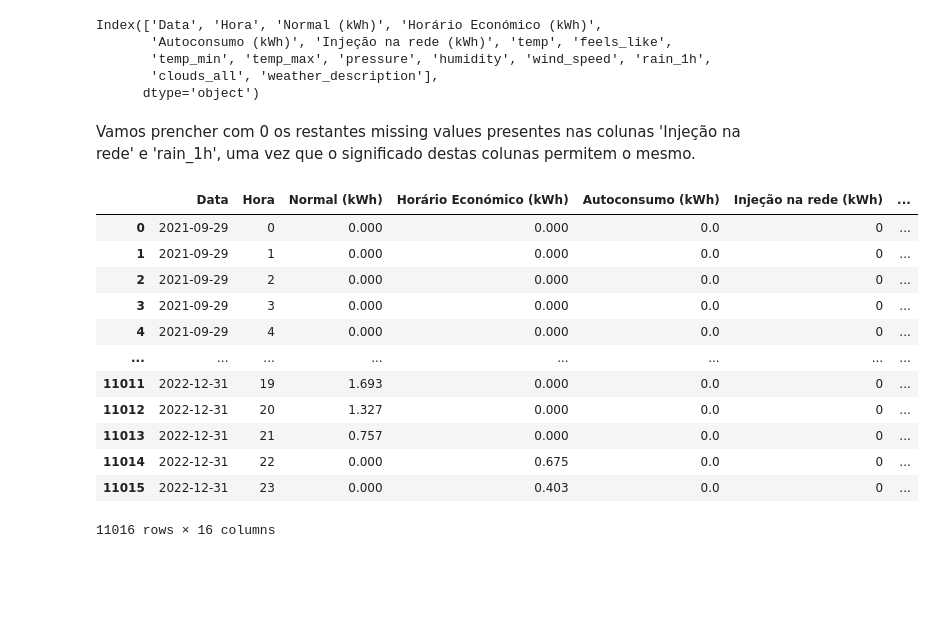
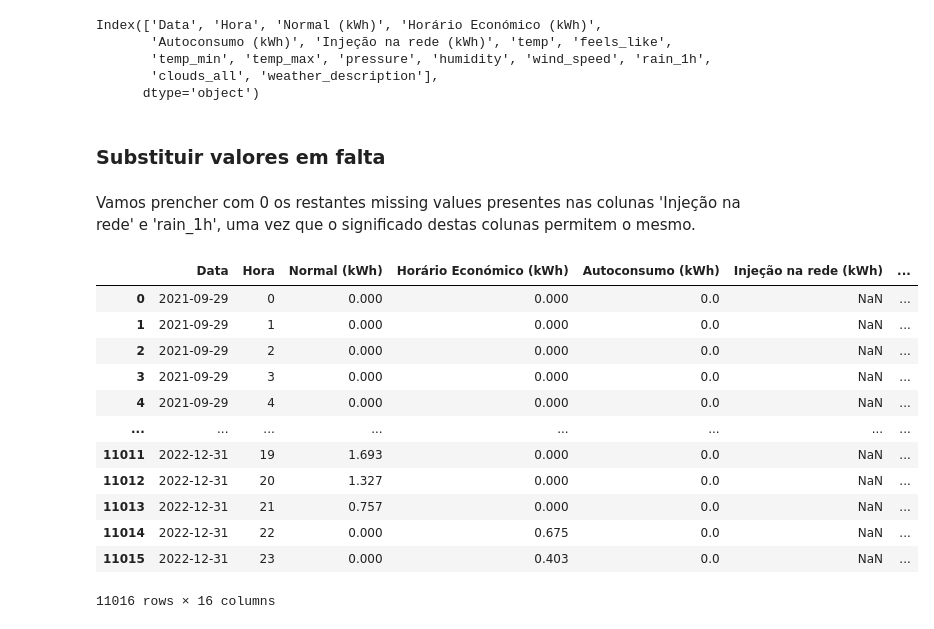
Before and after one commit to joaofaria19/DAA-Trabalho, a Jupyter notebook: competicao.ipynb, the cells around one changed output. Drawn from its saved outputs; the diff is of its cells as text; code cells hidden in the pictures; blank space fills up the shorter version.

```diff
--- a/competicao.ipynb
+++ b/competicao.ipynb
@@ -199,25 +215,26 @@ Index(['Data', 'Hora', 'Normal (kWh)', 'Horário Económico (kWh)',
        'temp_min', 'temp_max', 'pressure', 'humidity', 'wind_speed', 'rain_1h',
        'clouds_all', 'weather_description'],
       dtype='object')
+# %% [markdown]
+### Substituir valores em falta
 # %% [markdown]
 Vamos prencher com 0 os restantes missing values presentes nas colunas 'Injeção na rede' e 'rain_1h', uma vez que o significado destas colunas permitem o mesmo.
 # %%
 em1['rain_1h'].fillna(0.0,inplace=True)
-em1['Injeção na rede (kWh)'].fillna(0,inplace=True)
 em1
 # %% [output]
 |  | Data | Hora | Normal (kWh) | Horário Económico (kWh) | Autoconsumo (kWh) | Injeção na rede (kWh) | ... |
-| 0 | 2021-09-29 | 0 | 0.000 | 0.000 | 0.0 | 0 | ... |
-| 1 | 2021-09-29 | 1 | 0.000 | 0.000 | 0.0 | 0 | ... |
-| 2 | 2021-09-29 | 2 | 0.000 | 0.000 | 0.0 | 0 | ... |
-| 3 | 2021-09-29 | 3 | 0.000 | 0.000 | 0.0 | 0 | ... |
-| 4 | 2021-09-29 | 4 | 0.000 | 0.000 | 0.0 | 0 | ... |
+| 0 | 2021-09-29 | 0 | 0.000 | 0.000 | 0.0 | NaN | ... |
+| 1 | 2021-09-29 | 1 | 0.000 | 0.000 | 0.0 | NaN | ... |
+| 2 | 2021-09-29 | 2 | 0.000 | 0.000 | 0.0 | NaN | ... |
+| 3 | 2021-09-29 | 3 | 0.000 | 0.000 | 0.0 | NaN | ... |
+| 4 | 2021-09-29 | 4 | 0.000 | 0.000 | 0.0 | NaN | ... |
 | ... | ... | ... | ... | ... | ... | ... | ... |
-| 11011 | 2022-12-31 | 19 | 1.693 | 0.000 | 0.0 | 0 | ... |
-| 11012 | 2022-12-31 | 20 | 1.327 | 0.000 | 0.0 | 0 | ... |
-| 11013 | 2022-12-31 | 21 | 0.757 | 0.000 | 0.0 | 0 | ... |
-| 11014 | 2022-12-31 | 22 | 0.000 | 0.675 | 0.0 | 0 | ... |
-| 11015 | 2022-12-31 | 23 | 0.000 | 0.403 | 0.0 | 0 | ... |
+| 11011 | 2022-12-31 | 19 | 1.693 | 0.000 | 0.0 | NaN | ... |
+| 11012 | 2022-12-31 | 20 | 1.327 | 0.000 | 0.0 | NaN | ... |
+| 11013 | 2022-12-31 | 21 | 0.757 | 0.000 | 0.0 | NaN | ... |
+| 11014 | 2022-12-31 | 22 | 0.000 | 0.675 | 0.0 | NaN | ... |
+| 11015 | 2022-12-31 | 23 | 0.000 | 0.403 | 0.0 | NaN | ... |
 11016 rows × 16 columns
 # %%
 sns.heatmap(em1.isnull(),yticklabels=False, cbar=False, cmap='viridis')
```
Also changed, not shown: parts of 18 cells of this notebook.
